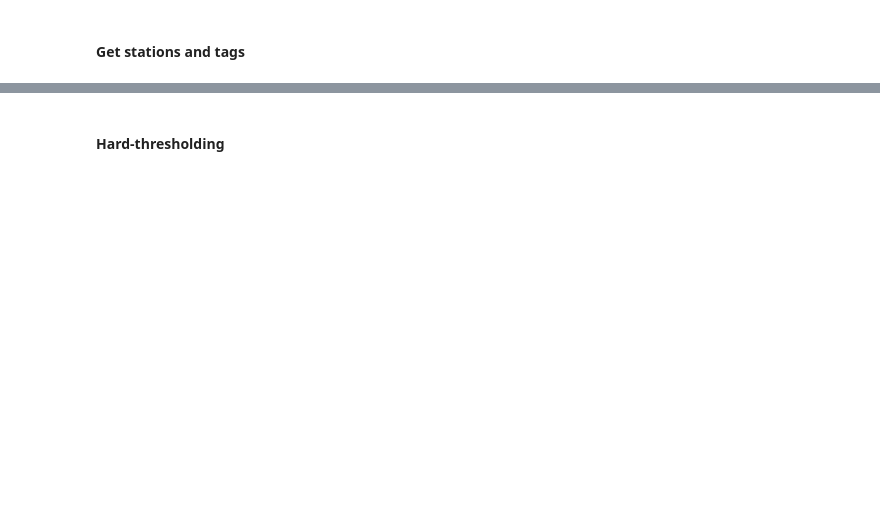
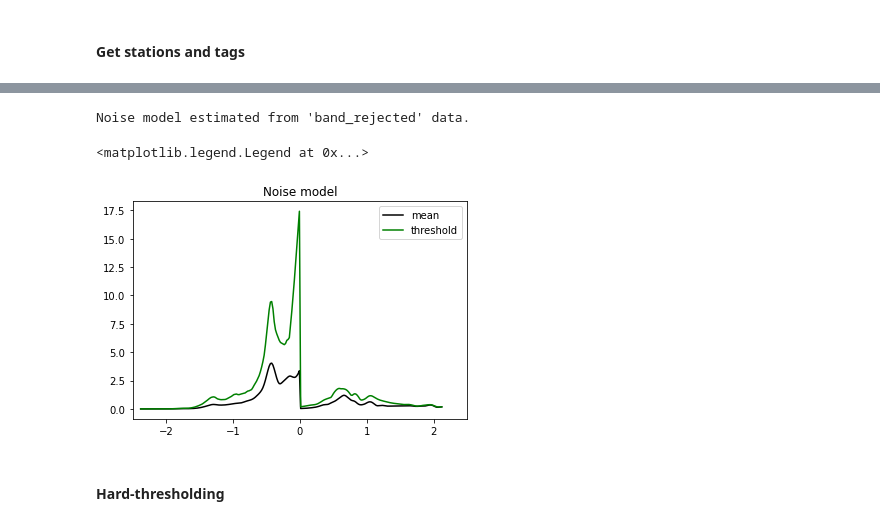
Before and after one commit to LLNL/pysolate, a Jupyter notebook: validation_notebook.ipynb, the cells around one changed output, grey strips where cells are left out. Drawn from its saved outputs; the diff is of its cells as text; code cells hidden in the pictures; blank space fills up the shorter version.

```diff
--- a/validation_notebook.ipynb
+++ b/validation_notebook.ipynb
@@ -45,19 +71,23 @@ print(block.tags)
 # %%
-# Compare noise model outputs
+# Noise model outputs
 plt.figure()
 plt.title("Noise model")
 
 # Get the noise model
 tag = block.noise_model_tag
 print("Noise model estimated from '%s' data."%tag)
 waves = block.get_wavelets(tag).select(network="YW", station="5014")
 
 # Plot figure
-plt.plot(waves[0].noise_model.P,"k",label="P-python")
-matP = np.loadtxt("testdata/_matlab/P.txt")
-plt.plot(matP,"r--",label="P-matlab")
-plt.plot(waves[0].noise_model.M,"g",label="mean-python")
+scales = np.log10(waves[0].scales)
+plt.plot(scales, waves[0].noise_model.M,"k",label="mean")
+plt.plot(scales, waves[0].noise_model.P,"g",label="threshold")
+plt.xlim([-2.5, 2.5])
 plt.legend()
+# %% [output]
+Noise model estimated from 'band_rejected' data.
+<matplotlib.legend.Legend at 0x...>
+[figure, added]
 # %% [markdown]
 #### Hard-thresholding
 # %%
```
Also changed, not shown: parts of 10 cells of this notebook, 1 other file.
